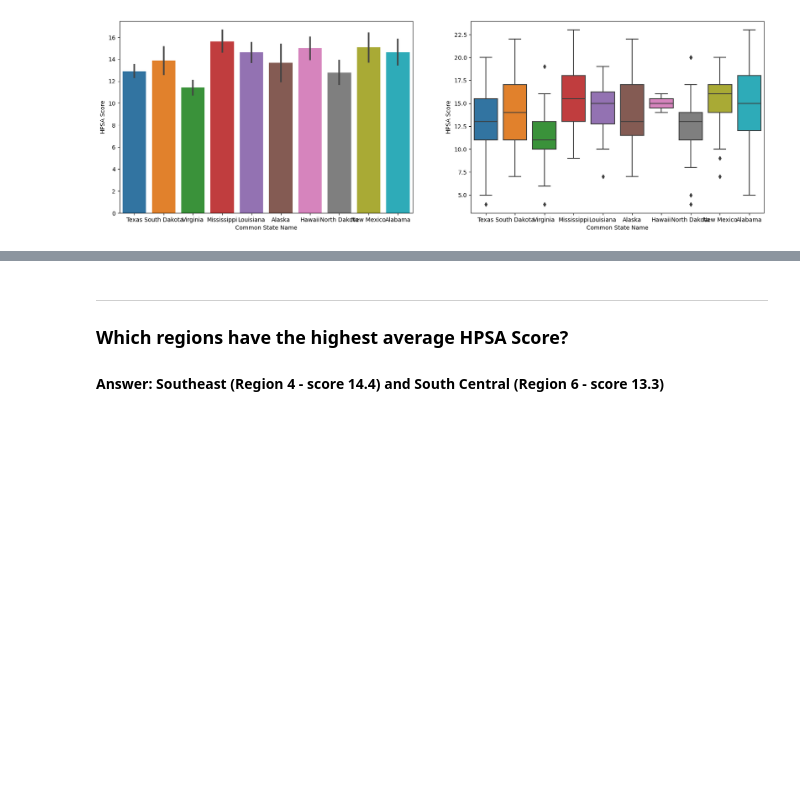
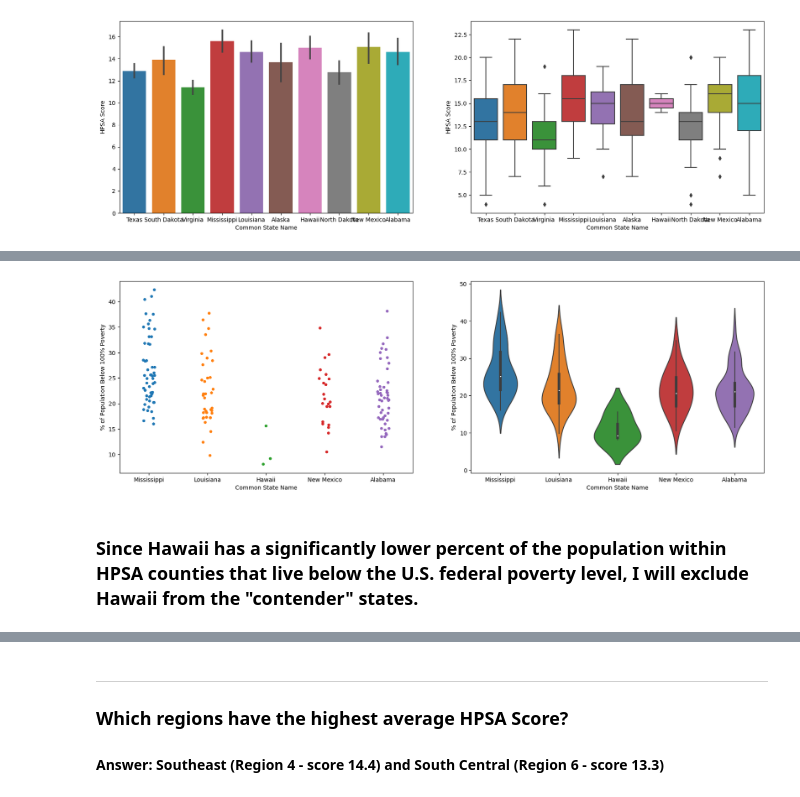
Before and after one commit to valeriemagalong/Healthcare-Shortages, a Jupyter notebook: hpsa_eda.ipynb, the cells around one changed output, grey strips where cells are left out. Drawn from its saved outputs; the diff is of its cells as text; code cells hidden in the pictures; blank space fills up the shorter version.

```diff
--- a/hpsa_eda.ipynb
+++ b/hpsa_eda.ipynb
@@ -205,0 +218,16 @@ Name: HPSA Name, dtype: int64
+# %%
+# Create strip plot and violin plot for % of Population Below 100% Poverty by state
+plt.figure(figsize = (20, 6))
+
+plt.subplot(1, 2, 1)
+sns.stripplot(top_five_df, x = 'Common State Name', y = '% of Population Below 100% Poverty',
+              hue = 'Common State Name', legend = False)
+
+plt.subplot(1, 2, 2)
+sns.violinplot(top_five_df, x = 'Common State Name', y = '% of Population Below 100% Poverty')
+
+plt.show()
+# %% [output]
+[figure, added]
+# %% [markdown]
+### Since Hawaii has a significantly lower percent of the population within HPSA counties that live below the U.S. federal poverty level, I will exclude Hawaii from the "contender" states.
```
Also changed, not shown: parts of 14 cells of this notebook.
